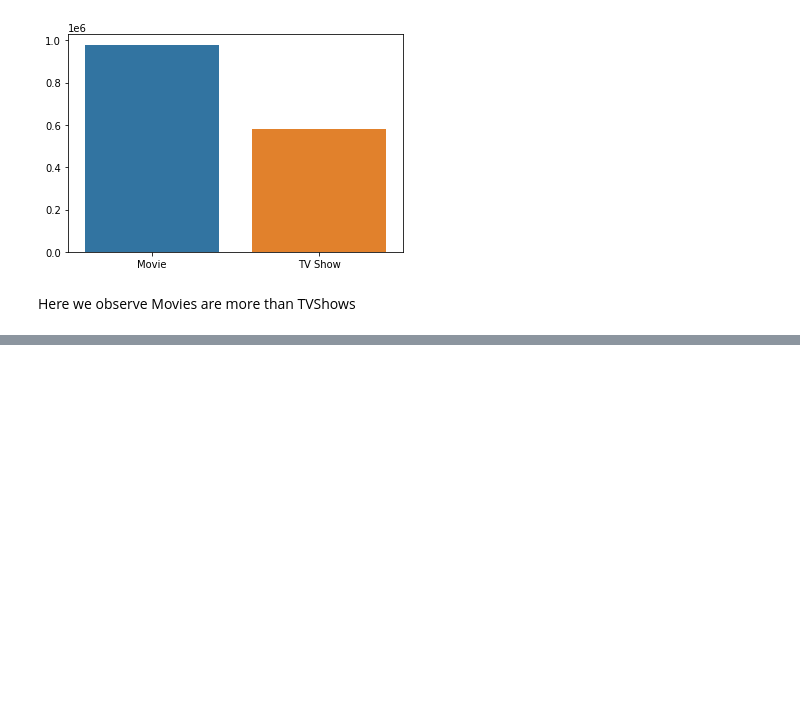
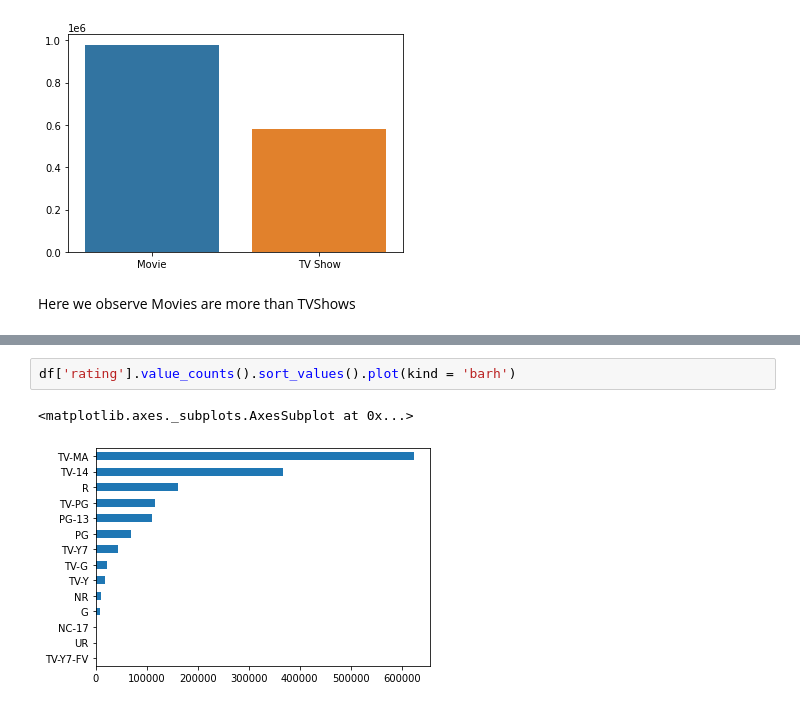
Before and after one commit to kavithachitriki/SCALER_PRACTICE, a Jupyter notebook: Netflix_Scaler.ipynb, the cells around one changed output, grey strips where cells are left out. Saved outputs shown, nothing was run; the diff lists cells and outputs as text; blank space fills up the shorter version.

```diff
--- a/Netflix_Scaler.ipynb
+++ b/Netflix_Scaler.ipynb
@@ -323,0 +357,5 @@ KeyError: ignored
+# %%
+df['rating'].value_counts().sort_values().plot(kind = 'barh')
+# %% [output]
+<matplotlib.axes._subplots.AxesSubplot at 0x...>
+[figure, added]
```
Also changed, not shown: parts of 15 cells of this notebook.
